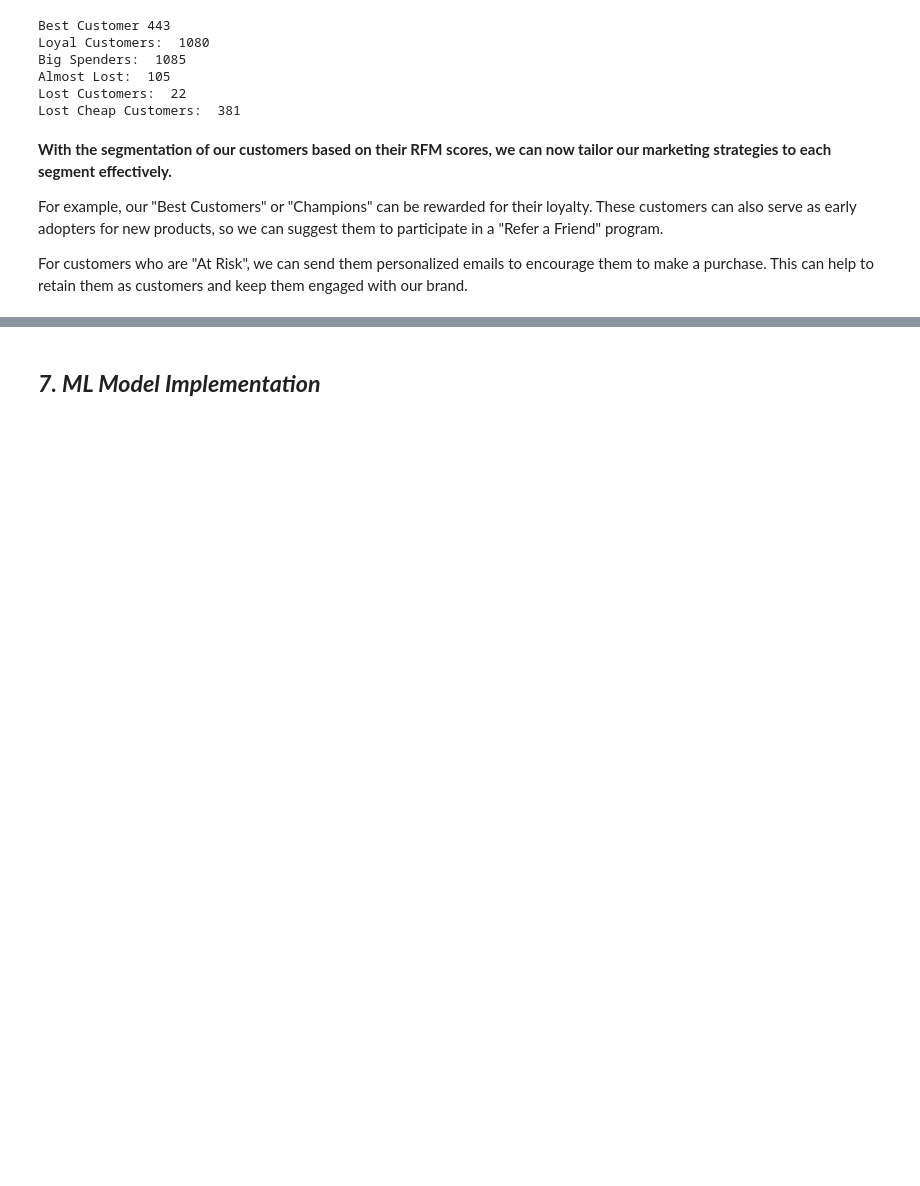
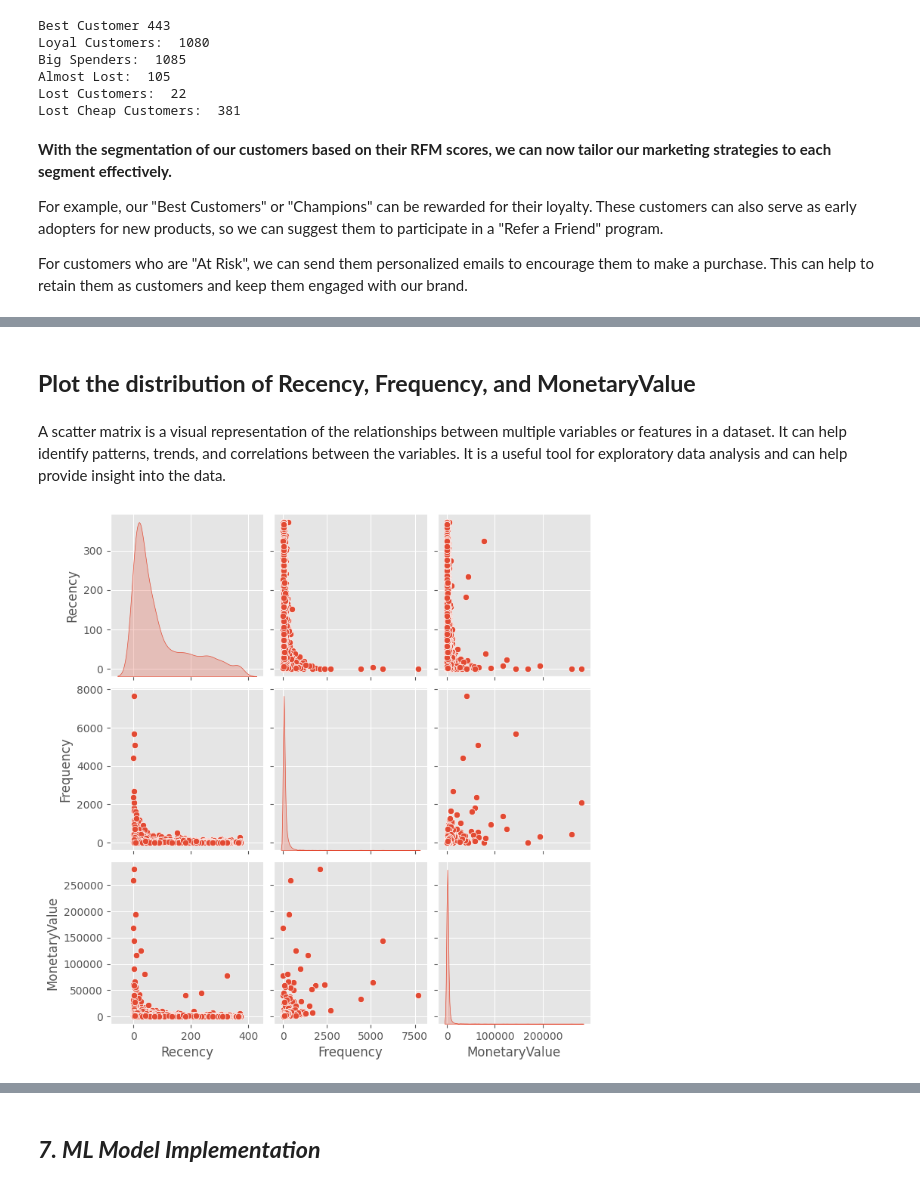
Before and after one commit to Preetirai-tech/Online-Retail-Customer-Segmentation-Project, a Jupyter notebook: Customer_Segmentation.ipynb, the cells around one changed output, grey strips where cells are left out. Saved outputs shown, nothing was run; the diff lists cells and outputs as text; code cells hidden in the pictures; blank space fills up the shorter version.

```diff
--- a/Customer_Segmentation.ipynb
+++ b/Customer_Segmentation.ipynb
@@ -822,0 +861,9 @@ For customers who are "At Risk", we can send them personalized emails to encoura
+# %% [markdown]
+## **Plot the distribution of Recency, Frequency, and MonetaryValue**
+# %% [markdown]
+A scatter matrix is a visual representation of the relationships between multiple variables or features in a dataset. It can help identify patterns, trends, and correlations between the variables. It is a useful tool for exploratory data analysis and can help provide insight into the data.
+# %%
+#Visualize the distribution of features in the dataset
+sns.pairplot(rfm_data, diag_kind = 'kde');
+# %% [output]
+[figure, added]
```
Also changed, not shown: parts of 19 cells of this notebook.
